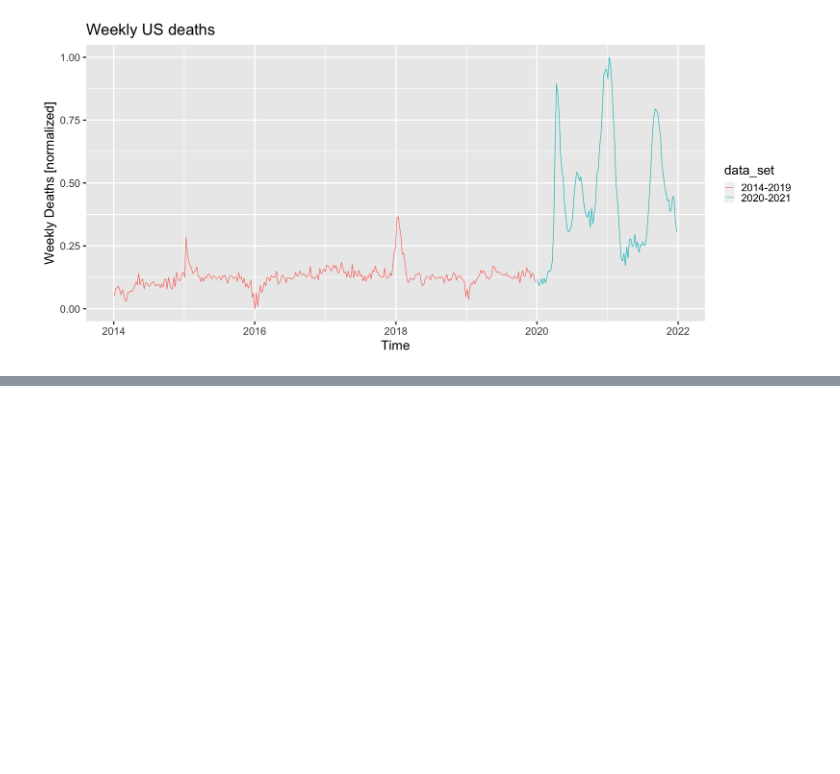
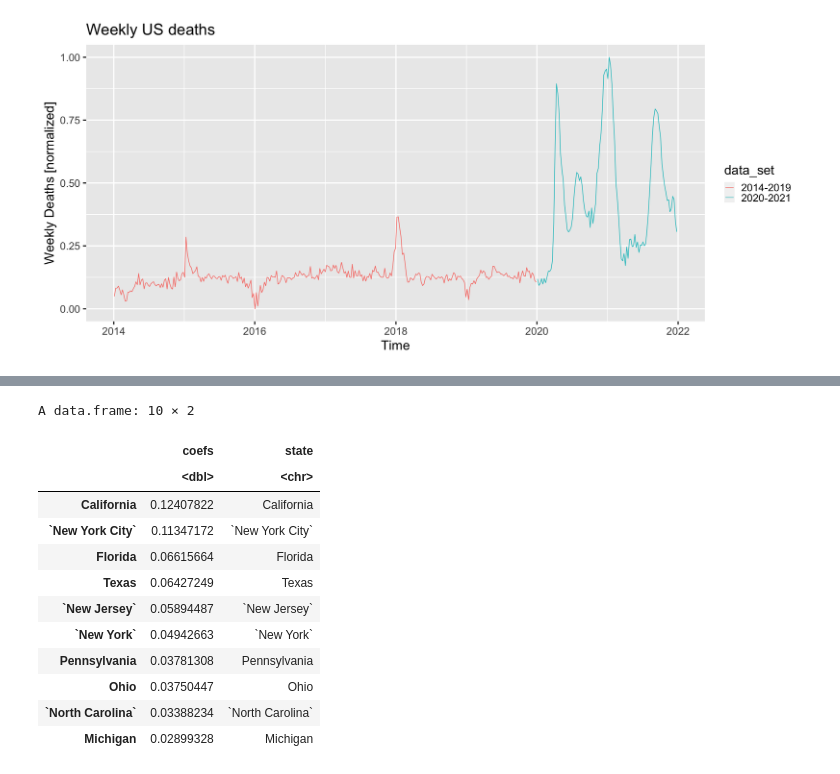
Before and after one commit to matzhaugen/mortality, a Jupyter notebook: notebooks/analysis.ipynb, the cells around one changed output, grey strips where cells are left out. Drawn from its saved outputs; the diff is of its cells as text; code cells hidden in the pictures; blank space fills up the shorter version.

```diff
--- a/notebooks/analysis.ipynb
+++ b/notebooks/analysis.ipynb
@@ -151,0 +197,8 @@ labs(x = "Time", y = "Weekly Deaths [normalized]", title="Weekly US deaths")
+# %%
+### Find contribution of each state on national counts
+recent_agg_deaths_norm = state_normalized[year(state_normalized$Week.Ending.Date)> 2019 & state_normalized$State == "United States", ]
+recent_state_deaths_norm = state_normalized[year(state_normalized$Week.Ending.Date)> 2019 & state_normalized$State != "United States", ]
+pivot_recent_state_deaths = pivot_wider(recent_state_deaths_norm, values_from="norm", names_from="State")
+# Regress national deaths onto statewide deaths (Note we need an intercept due to normalization mean shift)
+lmfit = lm(recent_agg_deaths_norm$norm ~ ., pivot_recent_state_deaths[, ! colnames(pivot_recent_state_deaths) %in% c("data_set", "MMWR.Week", "Week.Ending.Date") ])
+summary(lmfit)
@@ -151,0 +225,18 @@ labs(x = "Time", y = "Weekly Deaths [normalized]", title="Weekly US deaths")
+# %%
+# Print 10 most important states
+df = data.frame(coefs=lmfit$coef / sum(lmfit$coef), state=names(lmfit$coef))
+head(df[order(df$coefs, decreasing=TRUE), ], 10)
+# %% [output]
+A data.frame: 10 × 2
+|  | coefs | state |
+|  | <dbl> | <chr> |
+| California | 0.12407822 | California |
+| `New York City` | 0.11347172 | `New York City` |
+| Florida | 0.06615664 | Florida |
+| Texas | 0.06427249 | Texas |
+| `New Jersey` | 0.05894487 | `New Jersey` |
+| `New York` | 0.04942663 | `New York` |
+| Pennsylvania | 0.03781308 | Pennsylvania |
+| Ohio | 0.03750447 | Ohio |
+| `North Carolina` | 0.03388234 | `North Carolina` |
+| Michigan | 0.02899328 | Michigan |
```
Also changed, not shown: parts of 8 cells of this notebook.
